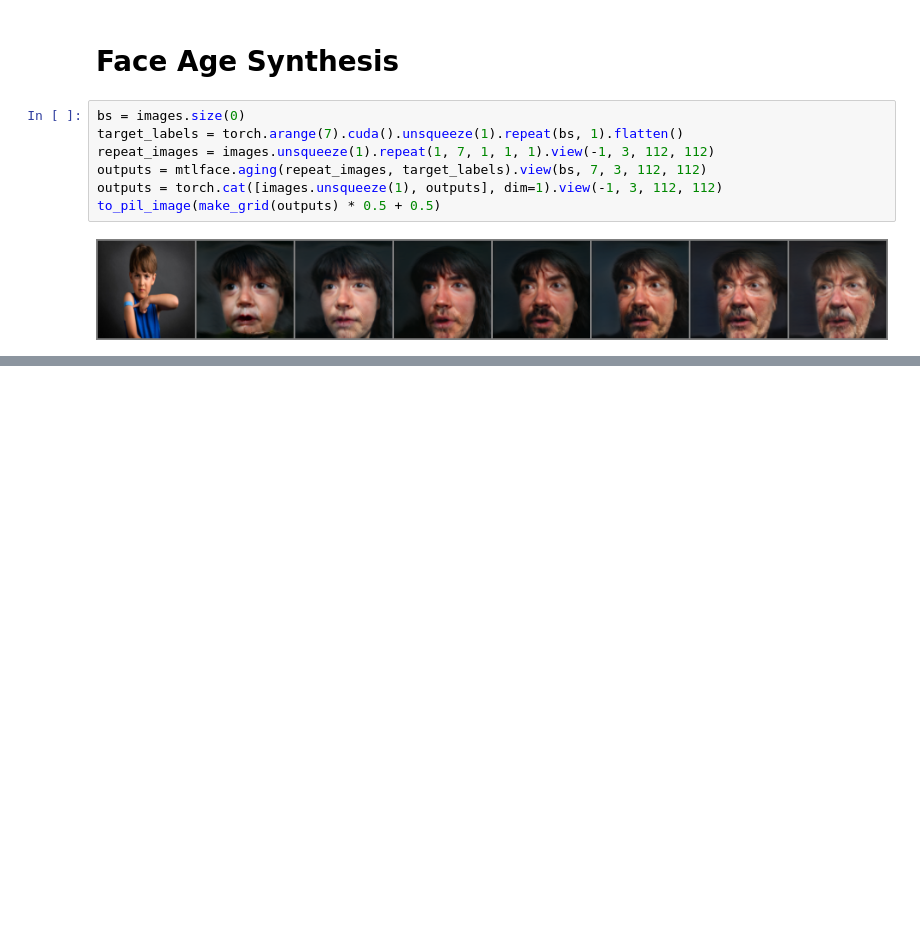
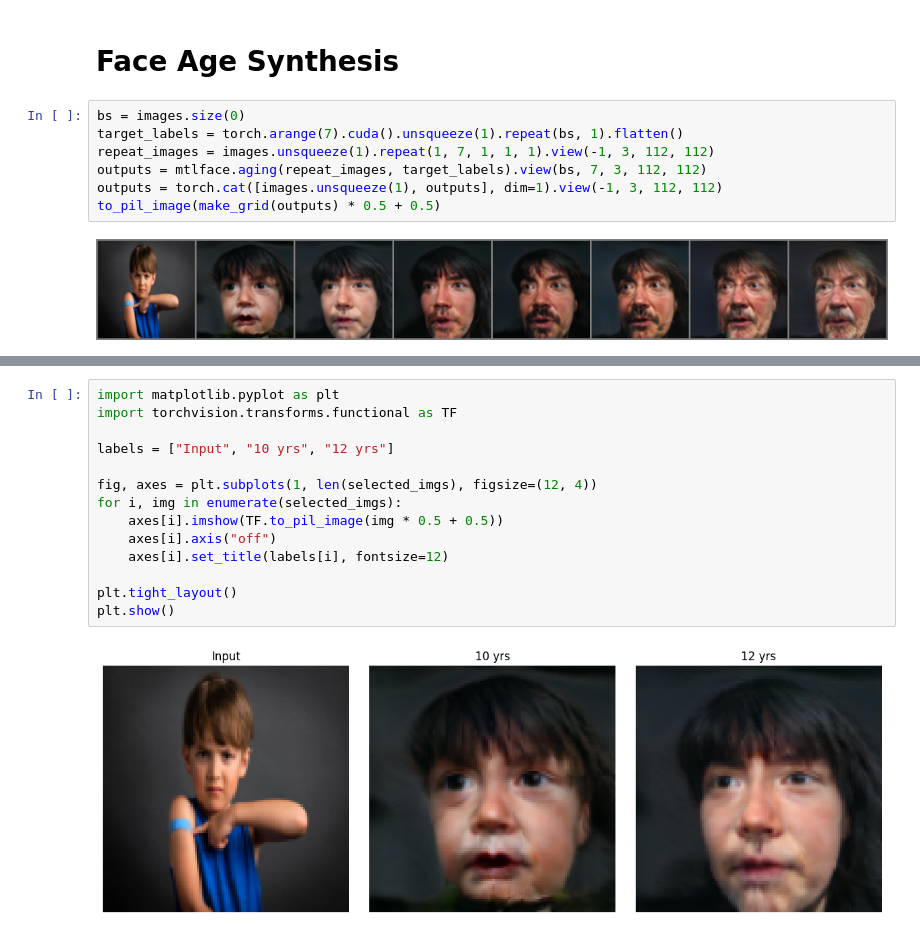
Before and after one commit to Lalithnise/Certificates, a Jupyter notebook: python_package/notebook/example.ipynb, the cells around one changed output, grey strips where cells are left out. Drawn from its saved outputs; the diff is of its cells as text; blank space fills up the shorter version.

```diff
--- a/python_package/notebook/example.ipynb
+++ b/python_package/notebook/example.ipynb
@@ -161,0 +168,16 @@ drwxr-xr-x 2 root root  20K Sep 22 07:54 data
+# %%
+import matplotlib.pyplot as plt
+import torchvision.transforms.functional as TF
+
+labels = ["Input", "10 yrs", "12 yrs"]
+
+fig, axes = plt.subplots(1, len(selected_imgs), figsize=(12, 4))
+for i, img in enumerate(selected_imgs):
+    axes[i].imshow(TF.to_pil_image(img * 0.5 + 0.5))
+    axes[i].axis("off")
+    axes[i].set_title(labels[i], fontsize=12)
+
+plt.tight_layout()
+plt.show()
+# %% [output]
+[figure, added]
```
Also changed, not shown: parts of 12 cells of this notebook.
